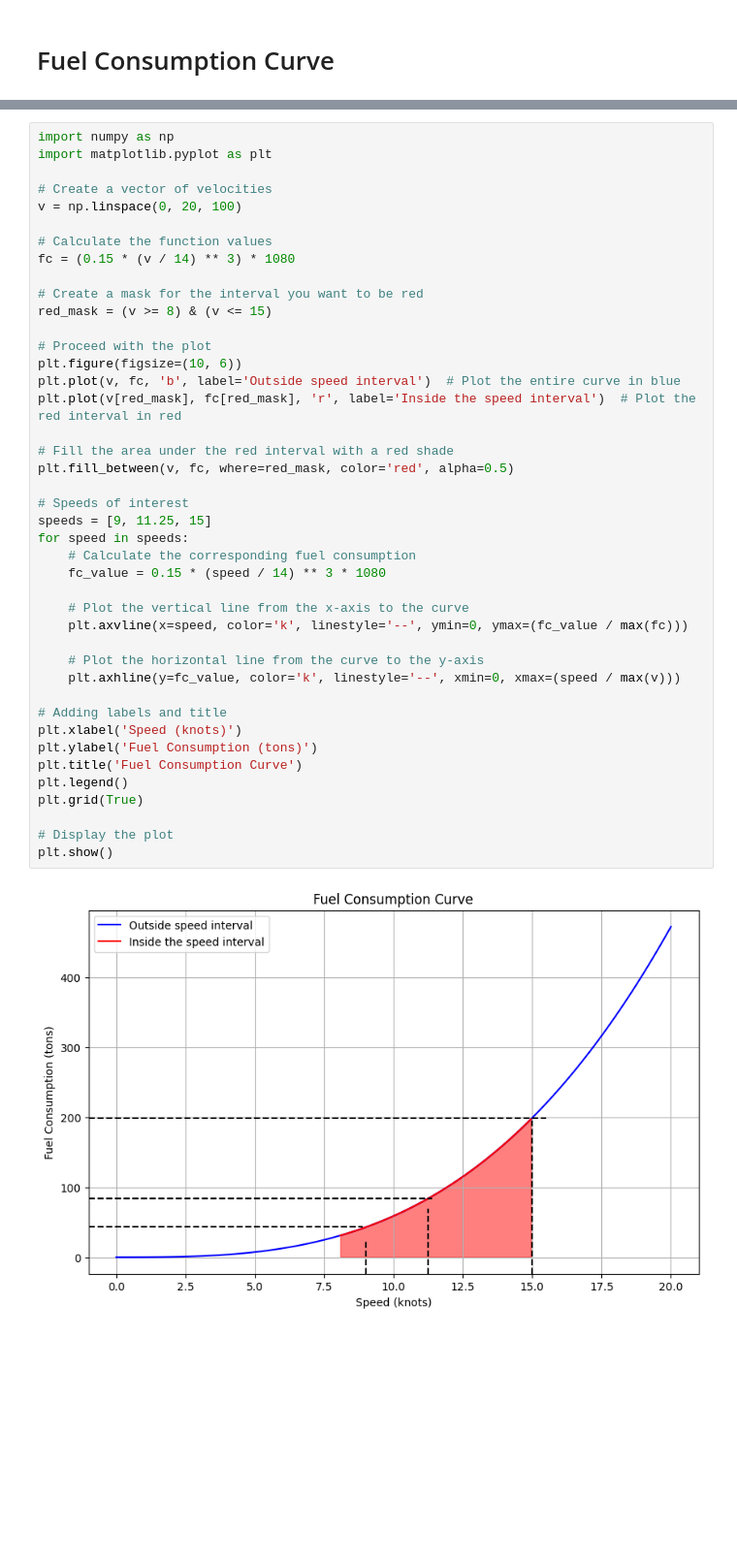
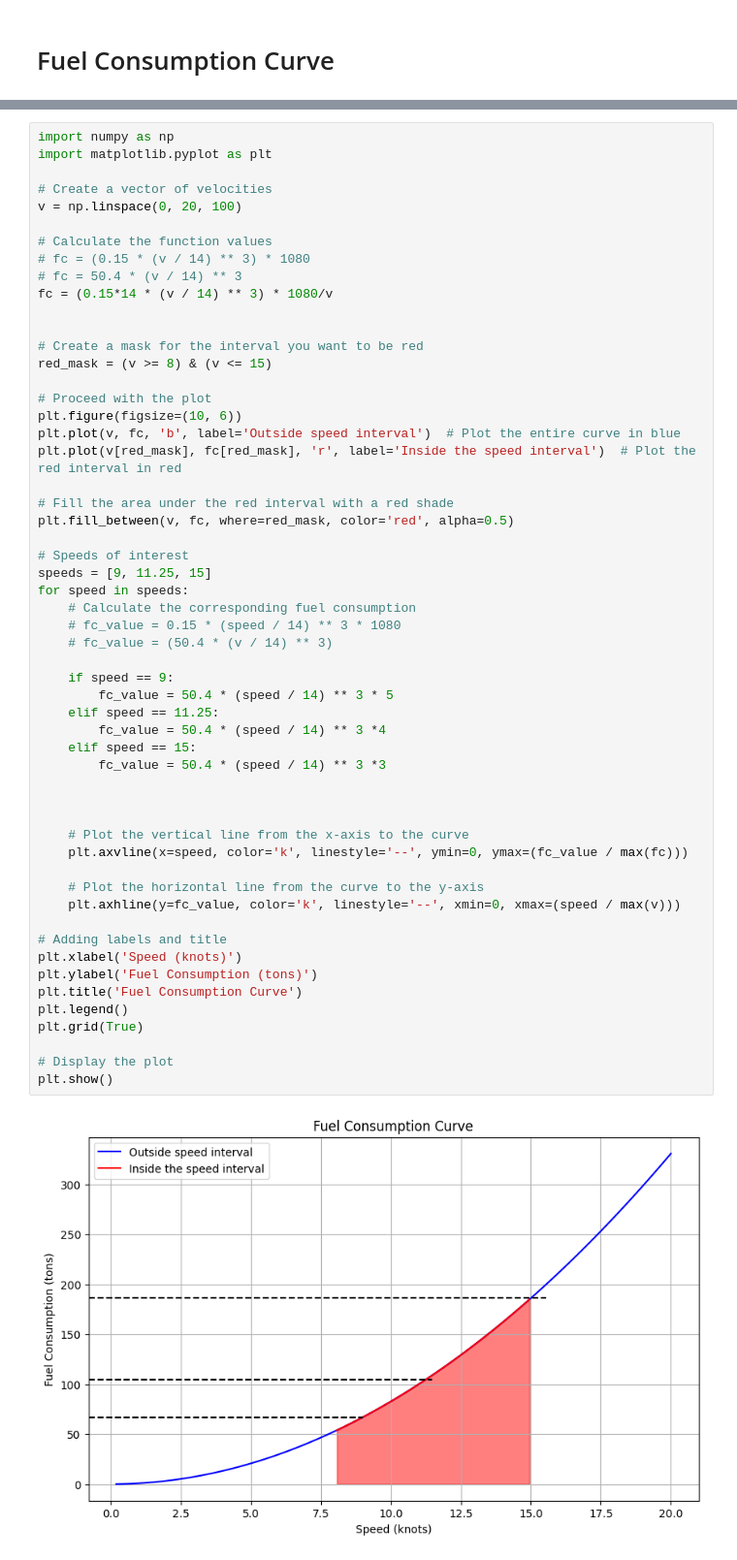
Before and after one commit to tobiasbergeland/SpeedOptiRepo, a Jupyter notebook: plots.ipynb, the cells around one changed output, grey strips where cells are left out. Shown at 97% size. Saved outputs shown, nothing was run; the diff lists cells and outputs as text; blank space fills up the shorter version.

```diff
--- a/plots.ipynb
+++ b/plots.ipynb
@@ -41,39 +41,52 @@ import matplotlib.pyplot as plt
 v = np.linspace(0, 20, 100)
 
 # Calculate the function values
-fc = (0.15 * (v / 14) ** 3) * 1080
+# fc = (0.15 * (v / 14) ** 3) * 1080
+# fc = 50.4 * (v / 14) ** 3
+fc = (0.15*14 * (v / 14) ** 3) * 1080/v
+
 
 # Create a mask for the interval you want to be red
 red_mask = (v >= 8) & (v <= 15)
 
 # Proceed with the plot
 plt.figure(figsize=(10, 6))
 plt.plot(v, fc, 'b', label='Outside speed interval')  # Plot the entire curve in blue
 plt.plot(v[red_mask], fc[red_mask], 'r', label='Inside the speed interval')  # Plot the red interval in red
 
 # Fill the area under the red interval with a red shade
 plt.fill_between(v, fc, where=red_mask, color='red', alpha=0.5)
 
 # Speeds of interest
 speeds = [9, 11.25, 15]
 for speed in speeds:
     # Calculate the corresponding fuel consumption
-    fc_value = 0.15 * (speed / 14) ** 3 * 1080
+    # fc_value = 0.15 * (speed / 14) ** 3 * 1080
+    # fc_value = (50.4 * (v / 14) ** 3)
+
+    if speed == 9:
+        fc_value = 50.4 * (speed / 14) ** 3 * 5
+    elif speed == 11.25:
+        fc_value = 50.4 * (speed / 14) ** 3 *4
+    elif speed == 15:
+        fc_value = 50.4 * (speed / 14) ** 3 *3
+
+
 
     # Plot the vertical line from the x-axis to the curve
     plt.axvline(x=speed, color='k', linestyle='--', ymin=0, ymax=(fc_value / max(fc)))
 
     # Plot the horizontal line from the curve to the y-axis
     plt.axhline(y=fc_value, color='k', linestyle='--', xmin=0, xmax=(speed / max(v)))
 
 # Adding labels and title
 plt.xlabel('Speed (knots)')
 plt.ylabel('Fuel Consumption (tons)')
 plt.title('Fuel Consumption Curve')
 plt.legend()
 plt.grid(True)
 
 # Display the plot
 plt.show()
 # %% [output]
-[figure, old version]
+[figure, new version]
```
Also changed, not shown: 15 other files.
